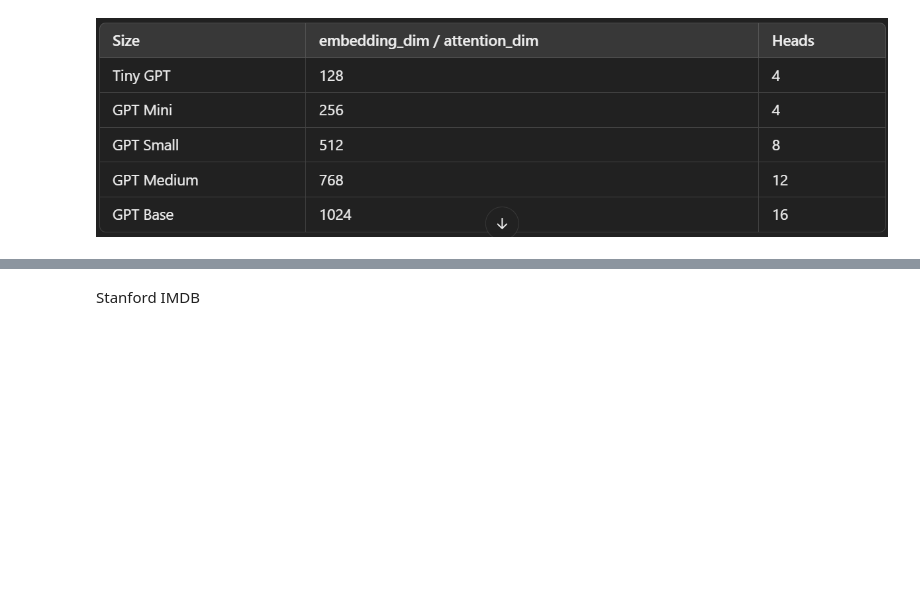
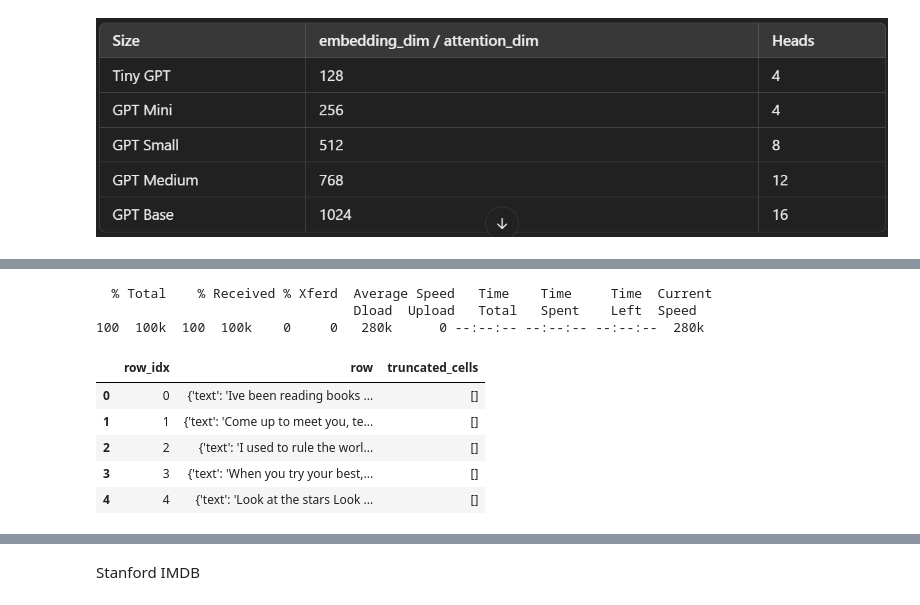
Before and after one commit to Ashish-Abraham/LLM-Boilerplate, a Jupyter notebook: GPTFromScratch.ipynb, the cells around one changed output, grey strips where cells are left out. Saved outputs shown, nothing was run; the diff lists cells and outputs as text; code cells hidden in the pictures; blank space fills up the shorter version.

```diff
--- a/GPTFromScratch.ipynb
+++ b/GPTFromScratch.ipynb
@@ -218,13 +222,23 @@ Requirement already satisfied: propcache>=0.2.0 in /usr/local/lib/python3.12/dis
 Requirement already satisfied: yarl<2.0,>=1.17.0 in /usr/local/lib/python3.12/dist-packages (from aiohttp!=4.0.0a0,!=4.0.0a1->fsspec[http]<=2025.3.0,>=2023.1.0->datasets) (1.20.1)
 Requirement already satisfied: six>=1.5 in /usr/local/lib/python3.12/dist-packages (from python-dateutil>=2.8.2->pandas->datasets) (1.17.0)
 # %%
-# !curl -X GET "https://datasets-server.huggingface.co/rows?dataset=huggingartists%2Fcoldplay&config=default&split=train&offset=0&length=100" -o coldplay_data.json
-# import json
-# import pandas as pd
+!curl -X GET "https://datasets-server.huggingface.co/rows?dataset=huggingartists%2Fcoldplay&config=default&split=train&offset=0&length=100" -o coldplay_data.json
+import json
+import pandas as pd
 
-# with open('coldplay_data.json', 'r') as f:
-#     data = json.load(f)
+with open('coldplay_data.json', 'r') as f:
+    data = json.load(f)
 
-# df = pd.DataFrame(data['rows'])
-# display(df.head())
+df = pd.DataFrame(data['rows'])
+display(df.head())
+# %% [output]
+  % Total    % Received % Xferd  Average Speed   Time    Time     Time  Current
+                                 Dload  Upload   Total   Spent    Left  Speed
+100  100k  100  100k    0     0   280k      0 --:--:-- --:--:-- --:--:--  280k
+|  | row_idx | row | truncated_cells |
+| 0 | 0 | {'text': 'Ive been reading books ... | [] |
+| 1 | 1 | {'text': 'Come up to meet you, te... | [] |
+| 2 | 2 | {'text': 'I used to rule the worl... | [] |
+| 3 | 3 | {'text': 'When you try your best,... | [] |
+| 4 | 4 | {'text': 'Look at the stars Look ... | [] |
 # %%
```
Also changed, not shown: parts of 44 cells of this notebook.
